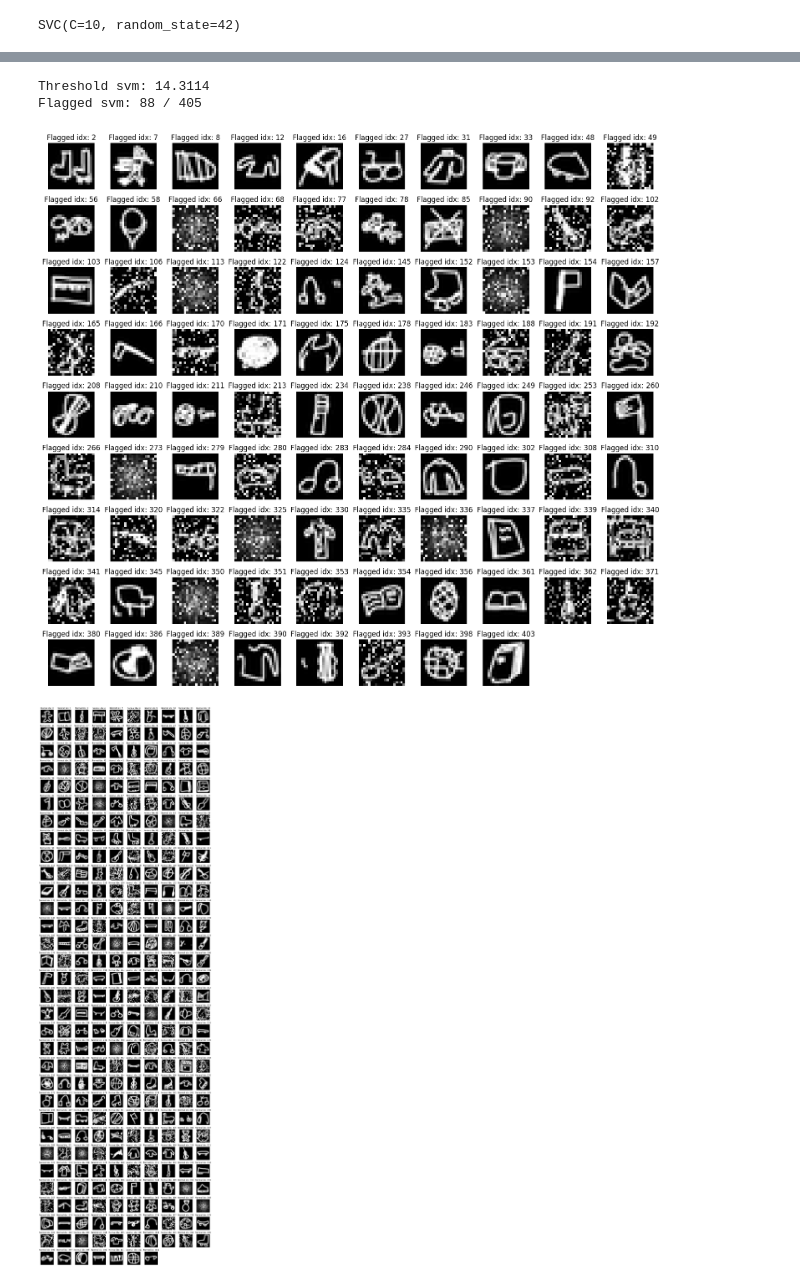
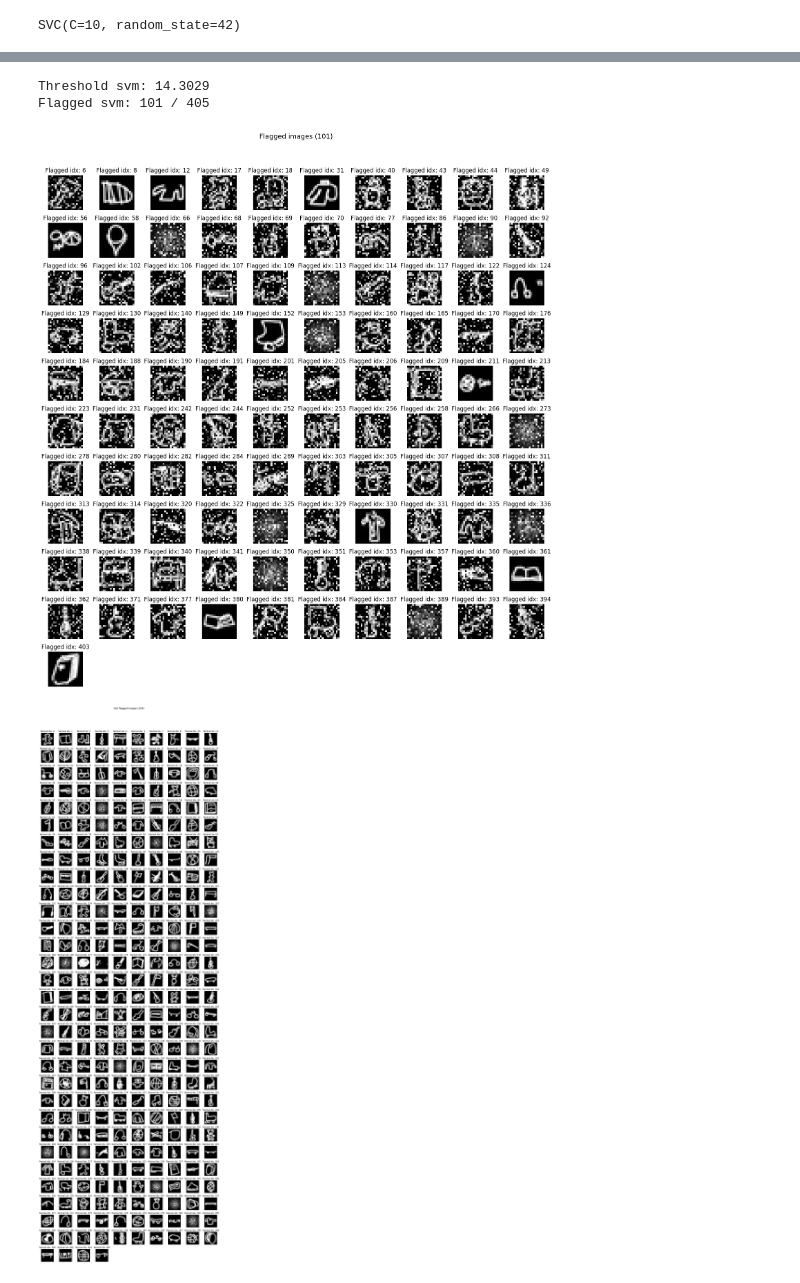
Before and after one commit to KamilMatyjaszczyk/GiftRecog, a Jupyter notebook: GiftRec.ipynb, the cells around one changed output, grey strips where cells are left out. Saved outputs shown, nothing was run; the diff lists cells and outputs as text; code cells hidden in the pictures.

```diff
--- a/GiftRec.ipynb
+++ b/GiftRec.ipynb
@@ -208,15 +235,12 @@ print("X shape:", X_corrupted.shape)
 # %% [output]
 X shape: (405, 400)
 # %%
-from sklearn.decomposition import PCA
-from sklearn.svm import SVC
+pca = PCA(n_components=50, random_state=42)
+pca.fit(X_clean_train_scaled)
 
-pca = PCA(n_components=50, random_state=42)
-pca.fit(X_clean_train)
-
-X_train_pca = pca.transform(X_clean_train)
-X_test_pca = pca.transform(X_clean_test)
-X_corrupted_pca = pca.transform(X_corrupted)
+X_train_pca = pca.transform(X_clean_train_scaled)
+X_test_pca = pca.transform(X_clean_test_scaled)
+X_corrupted_pca = pca.transform(X_corrupted_scaled)
 
 svm_corr = SVC(C=10, kernel='rbf', gamma='scale', random_state=42)
 svm_corr.fit(X_train_pca, y_clean_train)
@@ -282,54 +324,16 @@ plt.show()
 # %%
-svm_score_clean = np.max(np.abs(svm_corr.decision_function(X_test_pca)), axis=1)
-svm_score_corr  = np.max(np.abs(svm_corr.decision_function(X_corrupted_pca)), axis=1)
-threshold_svm = np.percentile(svm_score_clean, 18)
+svm_score_clean = np.max(svm_corr.decision_function(X_test_pca), axis=1)
+svm_score_corr  = np.max(svm_corr.decision_function(X_corrupted_pca), axis=1)
+threshold_svm = np.percentile(svm_score_clean, 5)
 flag_svm = svm_score_corr <= threshold_svm
 
 print(f"Threshold svm: {threshold_svm:.4f}")
 print(f"Flagged svm: {flag_svm.sum()} / {len(flag_svm)}")
 # %% [output]
-Threshold svm: 14.3114
-Flagged svm: 88 / 405
+Threshold svm: 14.3029
+Flagged svm: 101 / 405
 # %%
-import numpy as np
-import matplotlib.pyplot as plt
-import math
-
-flagged_indices = np.where(flag_svm)[0]
-cols = 10
-rows = math.ceil(len(flagged_indices) / cols)
-
-fig, axes = plt.subplots(rows, cols, figsize=(15, rows * 1.5))
-axes = axes.flatten()
-
-for i, idx in enumerate(flagged_indices):
-    axes[i].imshow(X_corrupted[idx].reshape(20, 20), cmap="gray")
-    axes[i].set_title(f"Flagged idx: {idx}")
-    axes[i].axis("off")
-
-for j in range(i + 1, len(axes)):
-    axes[j].axis("off")
-
-plt.tight_layout()
-plt.show()
-
-
-not_flagged_indices = np.where(~flag_svm)[0]
-cols = 10
-rows = math.ceil(len(not_flagged_indices) / cols)
-fig, axes = plt.subplots(rows, cols, figsize=(15, rows * 1.5))
-axes = axes.flatten()
-
-for i, idx in enumerate(not_flagged_indices):
-    axes[i].imshow(X_corrupted[idx].reshape(20, 20), cmap="gray")
-    axes[i].set_title(f"Normal idx: {idx}")
-    axes[i].axis("off")
-
-for j in range(i + 1, len(axes)):
-    axes[j].axis("off")
-
-plt.tight_layout()
-plt.show()
+visualize_flags(flag_svm, X_corrupted, show_not_flagged=True)
 # %% [output]
-[figure, old version]
+[figure, new version]
-[figure, old version]
+[figure, new version]
```
Also changed, not shown: parts of 21 cells of this notebook.
